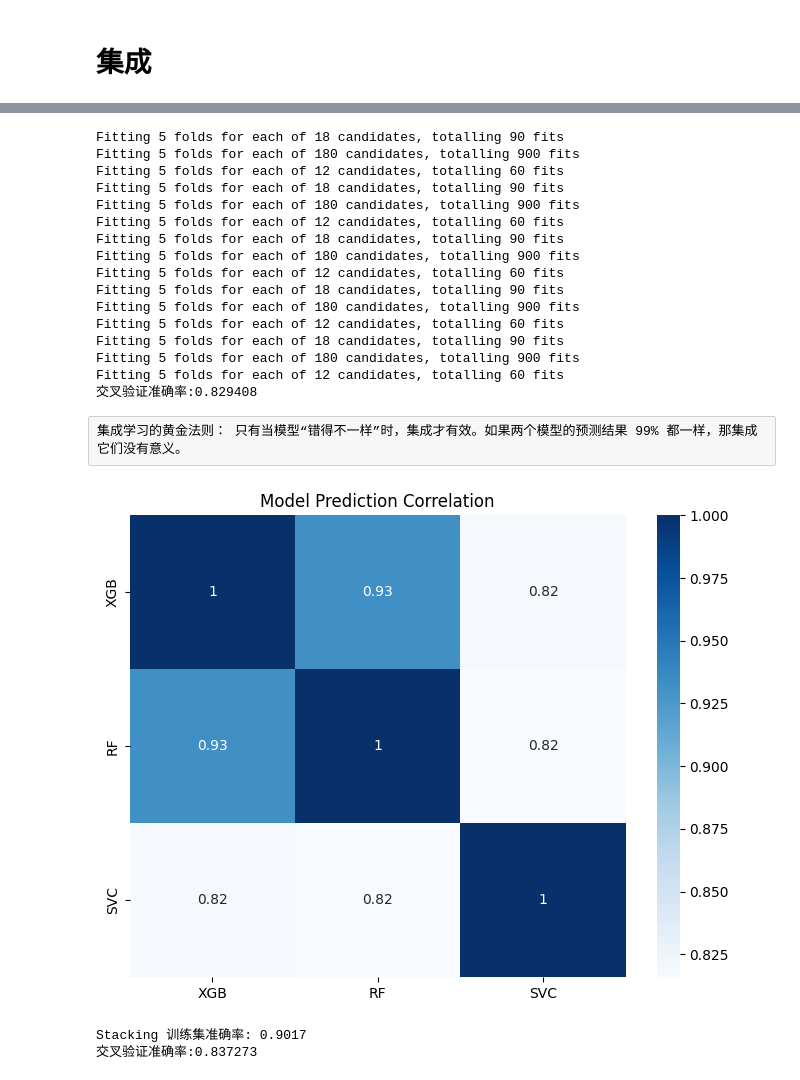
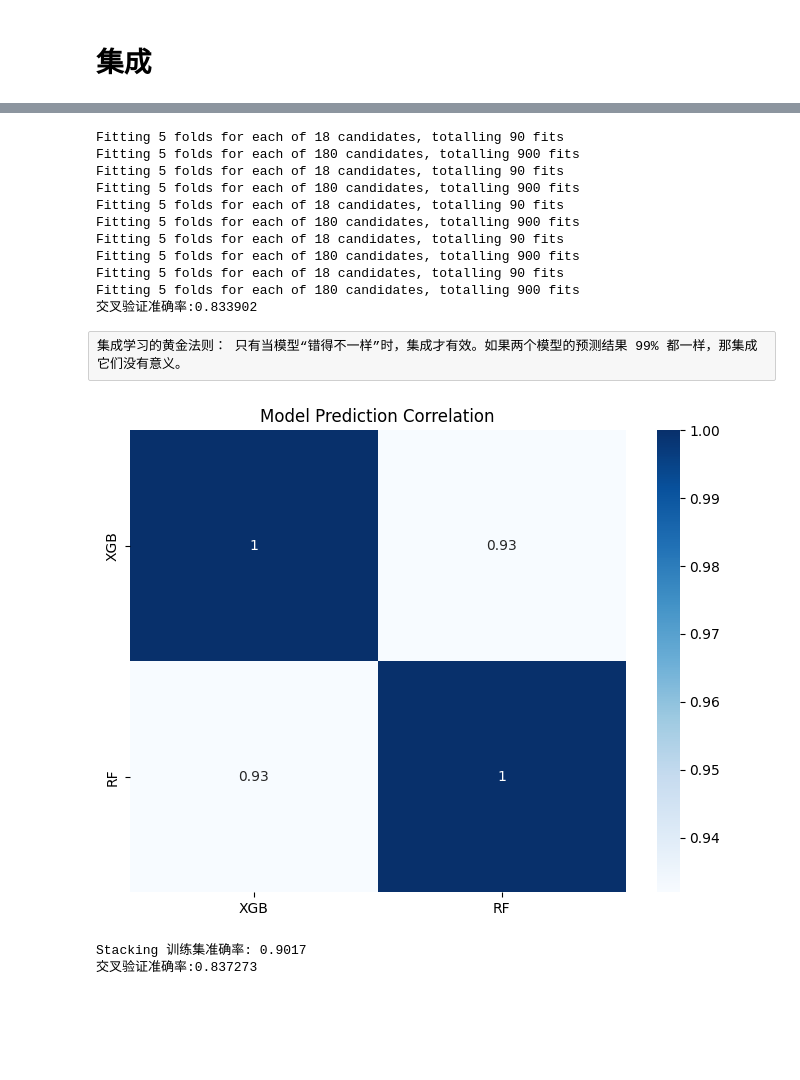
Before and after one commit to YiliaQiu/Kaggle, a Jupyter notebook: titanic/base.ipynb, the cells around one changed output, grey strips where cells are left out. Saved outputs shown, nothing was run; the diff lists cells and outputs as text; code cells hidden in the pictures; blank space fills up the shorter version.

```diff
--- a/titanic/base.ipynb
+++ b/titanic/base.ipynb
@@ -55,7 +55,7 @@ print(train_df.head())
 ### 1.数值特征：中位数插补
 age_imputer = SimpleImputer(strategy='median')
 train_df.loc[:,"Age"] = age_imputer.fit_transform(train_df[["Age"]])
-test_df.loc[:,"Age"] = age_imputer.fit_transform(test_df[["Age"]])
+test_df.loc[:,"Age"] = age_imputer.transform(test_df[["Age"]])
 
 ### 2.类别特征Embarked：众数插补
 embarked_mode = train_df["Embarked"].mode()[0]
@@ -68,7 +68,8 @@ test_df.loc[:,"Cabin"] = test_df['Cabin'].fillna('Unknown')
 
 ### 4. 测试集Fare缺失值: 中位数插补
 fare_imputer = SimpleImputer(strategy='median')
-test_df.loc[:,'Fare'] = fare_imputer.fit_transform(test_df[['Fare']])
+train_df.loc[:,'Fare'] = fare_imputer.fit_transform(train_df[['Fare']])
+test_df.loc[:,'Fare'] = fare_imputer.transform(test_df[['Fare']])
 # %%
 # # 手动分箱效果不如xgboost自动分箱
 # # 训练集[0, 22, 28, 35, 80]数28，测试集[0, 23, 26, 37.75, 76]
@@ -83,7 +84,7 @@ test_df.loc[:,'Fare'] = fare_imputer.fit_transform(test_df[['Fare']])
 ### 1.二分类特征Sex：标签编码
 sex_label = LabelEncoder()
 train_df.loc[:,"Sex_Encoded"] = sex_label.fit_transform(train_df[["Sex"]])
-test_df.loc[:,"Sex_Encoded"] = sex_label.fit_transform(test_df[["Sex"]])
+test_df.loc[:,"Sex_Encoded"] = sex_label.transform(test_df[["Sex"]])
 
 ### 2.多分类特征Embarked：独热编码，drop_first避免多重共线性
 train_df = pd.get_dummies(train_df, columns = ['Embarked'], drop_first=True)
@@ -346,9 +347,11 @@ Fitting 5 folds for each of 12 candidates, totalling 60 fits
 # %%
 # 创建集成模型（涉及svc比较慢
 eclf = VotingClassifier(
-    estimators=[('rf', grid_search_rf), ('xgb', grid_search_xgb), ('svc', grid_search_svc),],
+    estimators=[('rf', grid_search_rf), ('xgb', grid_search_xgb)
+                # , ('svc', grid_search_svc),
+               ],
     voting='soft',  # 推荐使用 soft
-    weights=[2, 3, 1]
+    # weights=[2, 3]
 )
 
 eclf.fit(X_train, y_train)
@@ -379,45 +381,40 @@ print(f"交叉验证准确率:{eclf_cv_score:4f}")
 # %% [output]
 Fitting 5 folds for each of 18 candidates, totalling 90 fits
 Fitting 5 folds for each of 180 candidates, totalling 900 fits
-Fitting 5 folds for each of 12 candidates, totalling 60 fits
 Fitting 5 folds for each of 18 candidates, totalling 90 fits
 Fitting 5 folds for each of 180 candidates, totalling 900 fits
-Fitting 5 folds for each of 12 candidates, totalling 60 fits
 Fitting 5 folds for each of 18 candidates, totalling 90 fits
 Fitting 5 folds for each of 180 candidates, totalling 900 fits
-Fitting 5 folds for each of 12 candidates, totalling 60 fits
 Fitting 5 folds for each of 18 candidates, totalling 90 fits
 Fitting 5 folds for each of 180 candidates, totalling 900 fits
-Fitting 5 folds for each of 12 candidates, totalling 60 fits
 Fitting 5 folds for each of 18 candidates, totalling 90 fits
 Fitting 5 folds for each of 180 candidates, totalling 900 fits
-Fitting 5 folds for each of 12 candidates, totalling 60 fits
-交叉验证准确率:0.829408
+交叉验证准确率:0.833902
 # %% [raw]
 集成学习的黄金法则： 只有当模型“错得不一样”时，集成才有效。如果两个模型的预测结果 99% 都一样，那集成它们没有意义。
 # %%
 import seaborn as sns
 
 # 获取各模型对训练集的预测结果
 pred_xgb = best_xgb.predict(X_train)
 pred_rf = best_rf.predict(X_train)
-pred_svc = best_svc.predict(X_train)
+# pred_svc = best_svc.predict(X_train)
 
 # 构建相关性矩阵
 all_preds = pd.DataFrame({
     'XGB': pred_xgb,
     'RF': pred_rf,
-    'SVC': pred_svc
+    # 'SVC': pred_svc
 })
 
 # 绘图
 plt.figure(figsize=(8, 6))
 sns.heatmap(all_preds.corr(), annot=True, cmap='Blues')
 plt.title("Model Prediction Correlation")
 plt.show()
 # 提示： 如果相关性系数在 0.7~0.85 之间，说明集成效果会非常明显；如果高于 0.95，说明模型太相似了。
 # %% [output]
-[figure, old version]
+[figure, new version]
 # %%
 final_est = LogisticRegression()
 estimators = [
```
Also changed, not shown: parts of 3 cells of this notebook.
